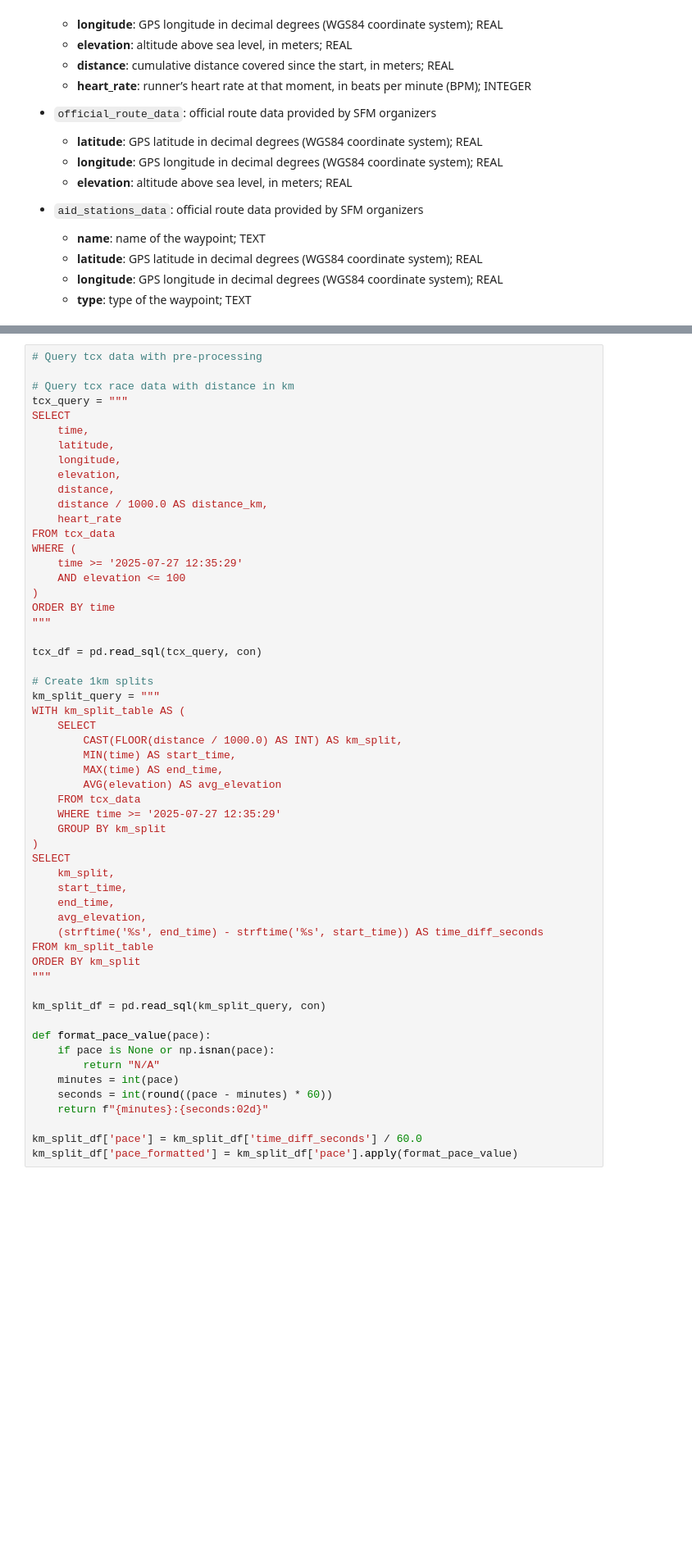
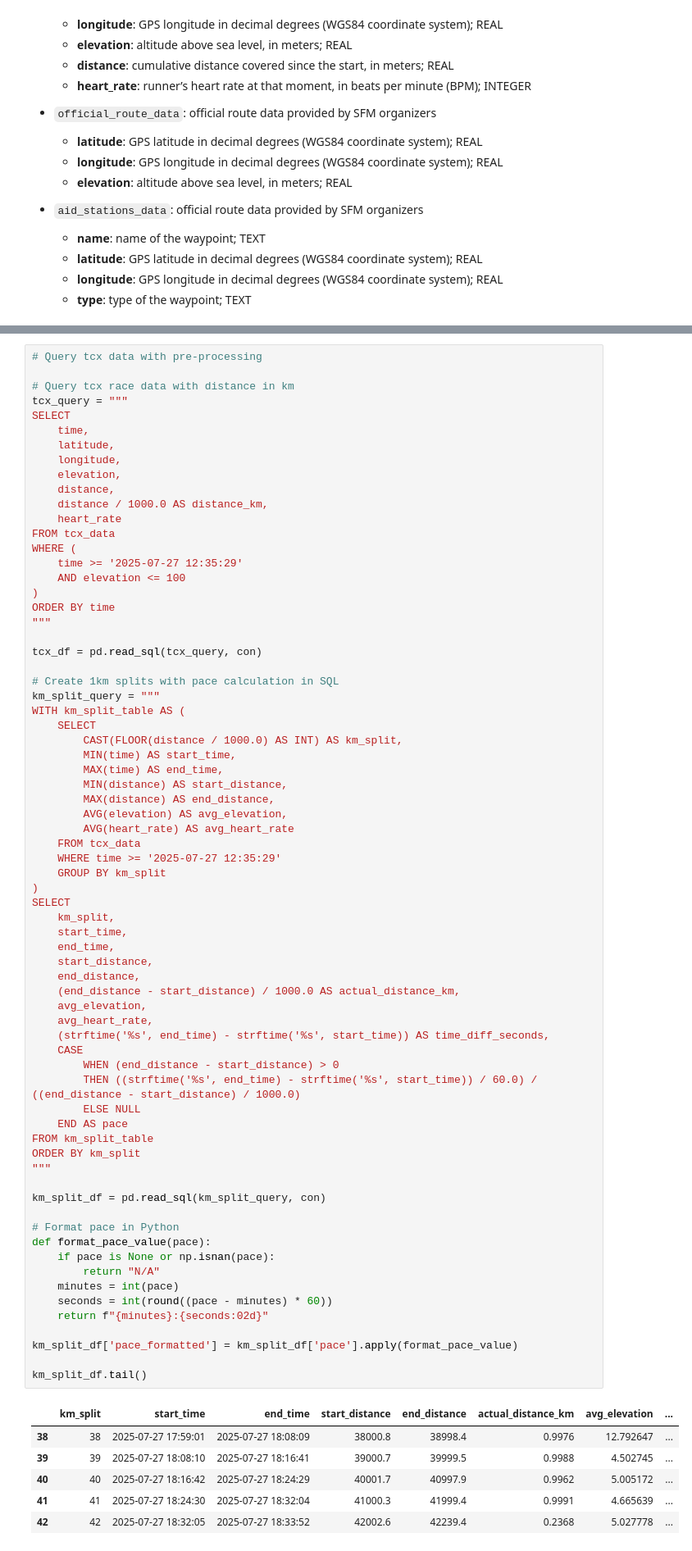
Before and after one commit to SuiseiNakagawa/marathon_data_analysis, a Jupyter notebook: notebooks/marathon_analysis.ipynb, the cells around one changed output, grey strips where cells are left out. Shown at 82% size. Drawn from its saved outputs; the diff is of its cells as text; blank space fills up the shorter version.

```diff
--- a/notebooks/marathon_analysis.ipynb
+++ b/notebooks/marathon_analysis.ipynb
@@ -109,39 +110,60 @@ ORDER BY time
 
 tcx_df = pd.read_sql(tcx_query, con)
 
-# Create 1km splits
+# Create 1km splits with pace calculation in SQL
 km_split_query = """
 WITH km_split_table AS (
     SELECT
         CAST(FLOOR(distance / 1000.0) AS INT) AS km_split,
         MIN(time) AS start_time,
         MAX(time) AS end_time,
-        AVG(elevation) AS avg_elevation
+        MIN(distance) AS start_distance,
+        MAX(distance) AS end_distance,
+        AVG(elevation) AS avg_elevation,
+        AVG(heart_rate) AS avg_heart_rate
     FROM tcx_data
     WHERE time >= '2025-07-27 12:35:29'
     GROUP BY km_split
 )
 SELECT
     km_split,
     start_time,
     end_time,
+    start_distance,
+    end_distance,
+    (end_distance - start_distance) / 1000.0 AS actual_distance_km,
     avg_elevation,
-    (strftime('%s', end_time) - strftime('%s', start_time)) AS time_diff_seconds
+    avg_heart_rate,
+    (strftime('%s', end_time) - strftime('%s', start_time)) AS time_diff_seconds,
+    CASE
+        WHEN (end_distance - start_distance) > 0
+        THEN ((strftime('%s', end_time) - strftime('%s', start_time)) / 60.0) / ((end_distance - start_distance) / 1000.0)
+        ELSE NULL
+    END AS pace
 FROM km_split_table
 ORDER BY km_split
 """
 
 km_split_df = pd.read_sql(km_split_query, con)
 
+# Format pace in Python
 def format_pace_value(pace):
     if pace is None or np.isnan(pace):
         return "N/A"
     minutes = int(pace)
     seconds = int(round((pace - minutes) * 60))
     return f"{minutes}:{seconds:02d}"
 
-km_split_df['pace'] = km_split_df['time_diff_seconds'] / 60.0
 km_split_df['pace_formatted'] = km_split_df['pace'].apply(format_pace_value)
+
+km_split_df.tail()
+# %% [output]
+|  | km_split | start_time | end_time | start_distance | end_distance | actual_distance_km | avg_elevation | ... |
+| 38 | 38 | 2025-07-27 17:59:01 | 2025-07-27 18:08:09 | 38000.8 | 38998.4 | 0.9976 | 12.792647 | ... |
+| 39 | 39 | 2025-07-27 18:08:10 | 2025-07-27 18:16:41 | 39000.7 | 39999.5 | 0.9988 | 4.502745 | ... |
+| 40 | 40 | 2025-07-27 18:16:42 | 2025-07-27 18:24:29 | 40001.7 | 40997.9 | 0.9962 | 5.005172 | ... |
+| 41 | 41 | 2025-07-27 18:24:30 | 2025-07-27 18:32:04 | 41000.3 | 41999.4 | 0.9991 | 4.665639 | ... |
+| 42 | 42 | 2025-07-27 18:32:05 | 2025-07-27 18:33:52 | 42002.6 | 42239.4 | 0.2368 | 5.027778 | ... |
 # %%
 # Load and process official route data
 def calculate_route_distances(route_df):
```
Also changed, not shown: parts of 7 cells of this notebook.
